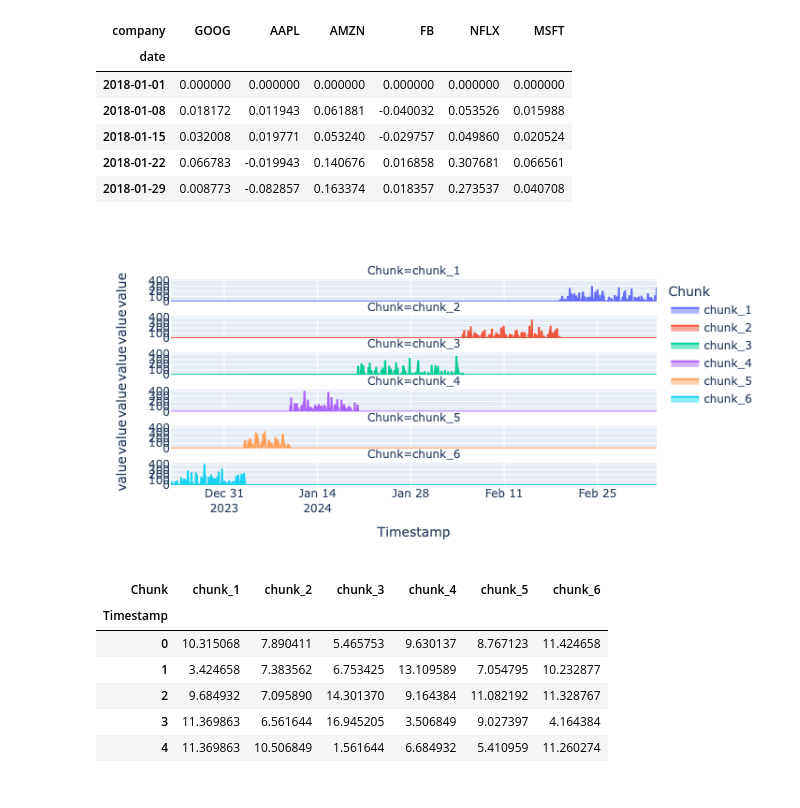
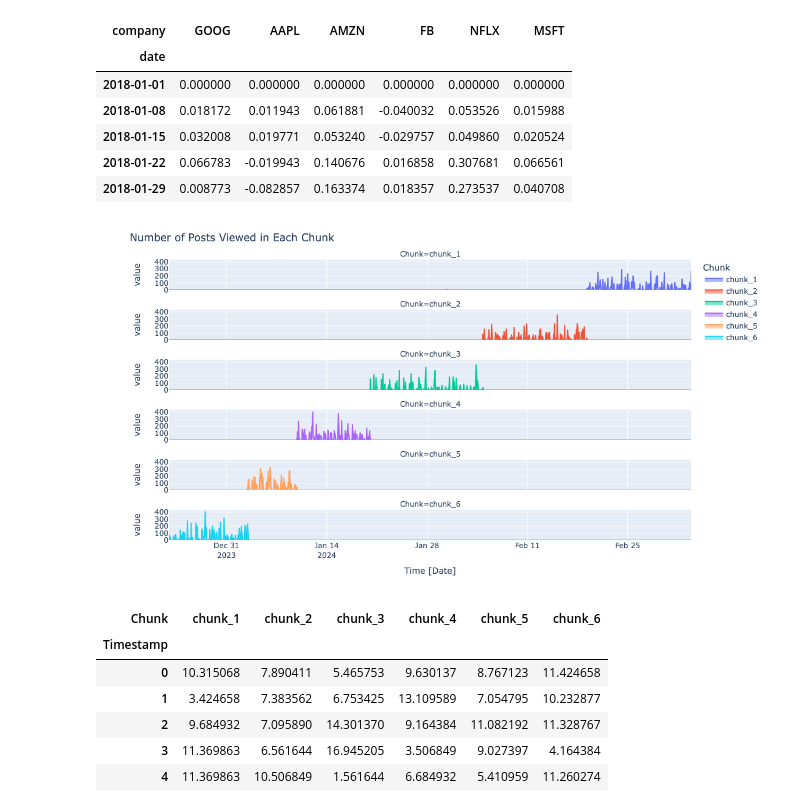
Before and after one commit to carolinejjung/tiktok-news-exposure, a Jupyter notebook: 2-collect-metadata-pyktok/timestamp_folder/time_stamp.ipynb, the cells around one changed output. Cells and saved outputs as stored; diff of their text form; code cells hidden in the pictures.

```diff
--- a/2-collect-metadata-pyktok/timestamp_folder/time_stamp.ipynb
+++ b/2-collect-metadata-pyktok/timestamp_folder/time_stamp.ipynb
@@ -382,9 +382,16 @@ df.head()
 | 2018-01-29 | 0.008773 | -0.082857 | 0.163374 | 0.018357 | 0.273537 | 0.040708 |
 # %%
 fig = px.area(finalDF, facet_col="Chunk", facet_col_wrap=1)
+
+fig.update_layout(
+    margin=dict(l=120),  # Adjust 'l' (left margin) as needed to create more space
+    title={'text': "Number of Posts Viewed in Each Chunk"},
+    height=600, width=800,
+    xaxis_title="Time [Date]"
+)
 fig.show()
 # %% [output]
-[figure, old version]
+[figure, new version]
 # %%
 hourly_average_activity = finalDF.groupby(finalDF.index.hour).mean()
 # %%
```
Also changed, not shown: parts of 2 cells of this notebook, 3 other files.
